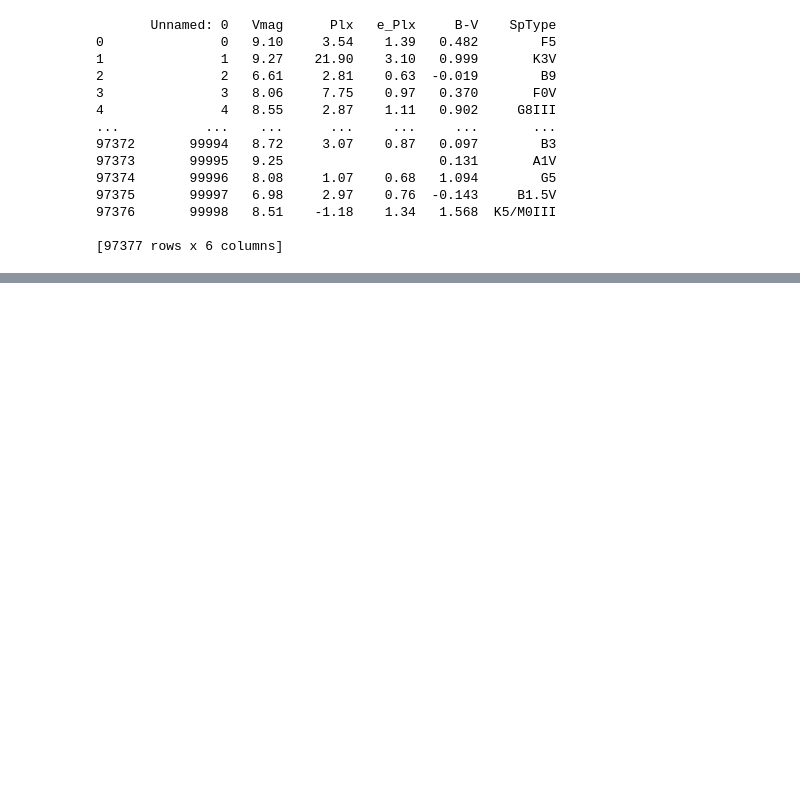
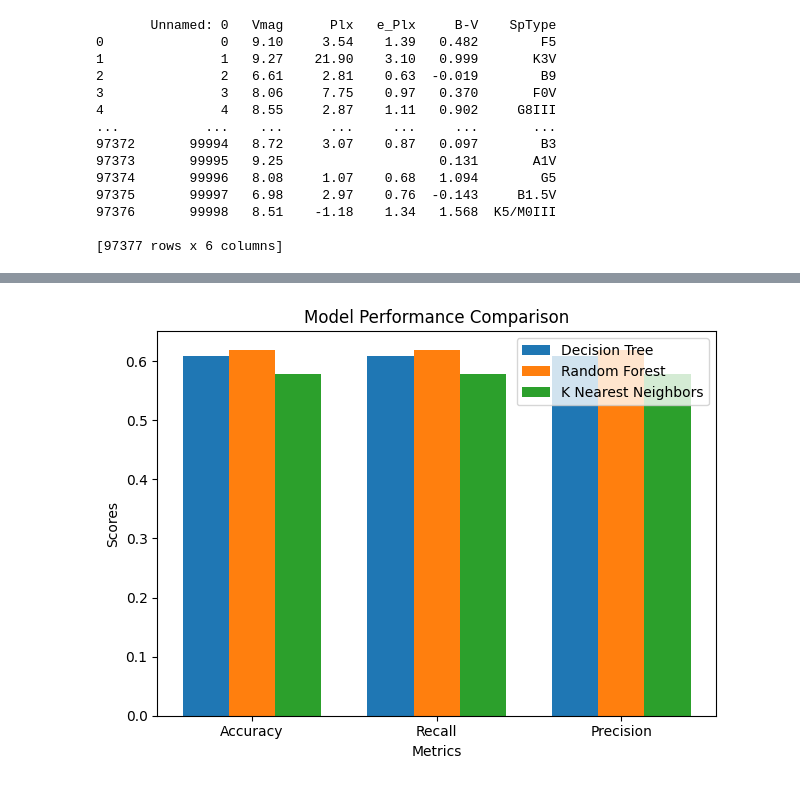
Before and after one commit to lilyastro/DTSC_681, a Jupyter notebook: app/model/exploratory.ipynb, the cells around one changed output, grey strips where cells are left out. Saved outputs shown, nothing was run; the diff lists cells and outputs as text; code cells hidden in the pictures; blank space fills up the shorter version.

```diff
--- a/app/model/exploratory.ipynb
+++ b/app/model/exploratory.ipynb
@@ -337,37 +341,39 @@ print(k_rec)
 # %%
 #plot
 import matplotlib.pyplot as plt
 import numpy as np
 
 # Define the models and their metrics
 models = ['Decision Tree', 'Random Forest', 'K Nearest Neighbors']
-metrics = ['Accuracy', 'Recall', 'Precision', 'F1 Score']
+metrics = ['Accuracy', 'Recall', 'Precision']
 
 # Example metric values for each model
-model_1_scores = [d_acc, d_rec, d_prec, d_f1]
-model_2_scores = [r_acc, r_rec, r_prec, r_f1]
-model_3_scores = [k_acc, k_rec, k_prec, k_f1]
+model_1_scores = [d_acc, d_rec, d_prec]
+model_2_scores = [r_acc, r_rec, r_prec]
+model_3_scores = [k_acc, k_rec, k_prec]
 
 # Create a bar plot
 x = np.arange(len(metrics))  # the label locations
 width = 0.25  # the width of the bars
 
 fig, ax = plt.subplots()
 bars1 = ax.bar(x - width, model_1_scores, width, label='Decision Tree')
 bars2 = ax.bar(x, model_2_scores, width, label='Random Forest')
 bars3 = ax.bar(x + width, model_3_scores, width, label='K Nearest Neighbors')
 
 # Add some text for labels, title and custom x-axis tick labels, etc.
 ax.set_xlabel('Metrics')
 ax.set_ylabel('Scores')
 ax.set_title('Model Performance Comparison')
 ax.set_xticks(x)
 ax.set_xticklabels(metrics)
 ax.legend()
 
 fig.tight_layout()
 
 plt.show()
+# %% [output]
+[figure, added]
 # %%
 #Accuracy and performance metrics are not the best. this is likely due to trying to categorize
 #stars also under an 'other' category as well.
```
Also changed, not shown: parts of 16 cells of this notebook, 1 other file.
